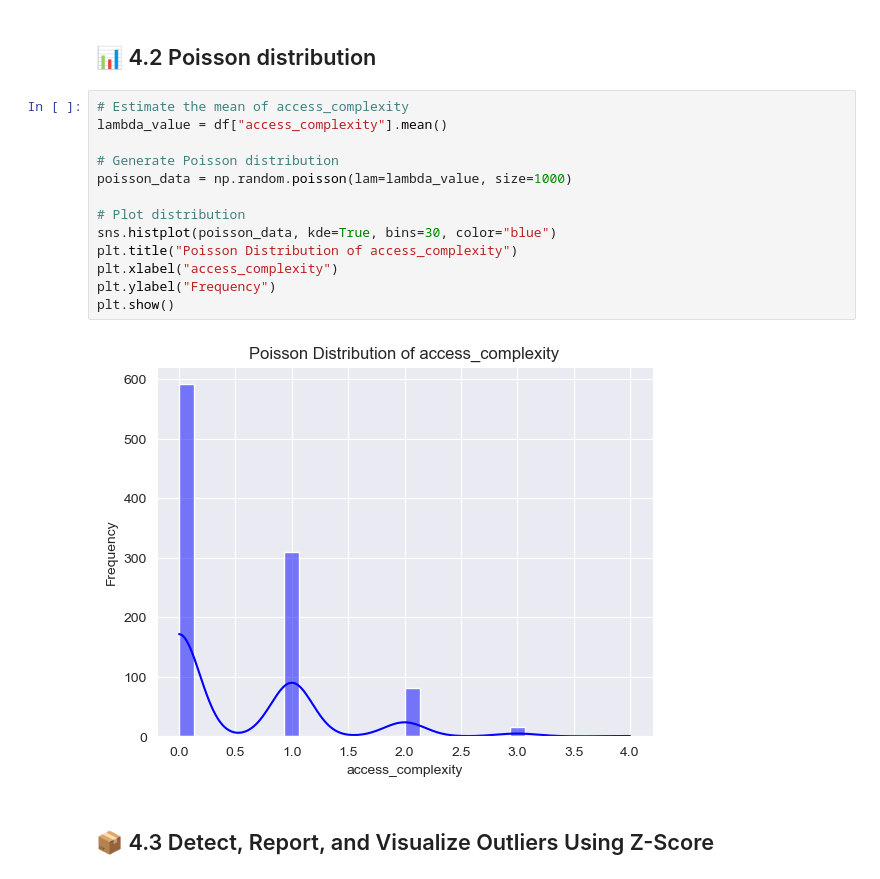
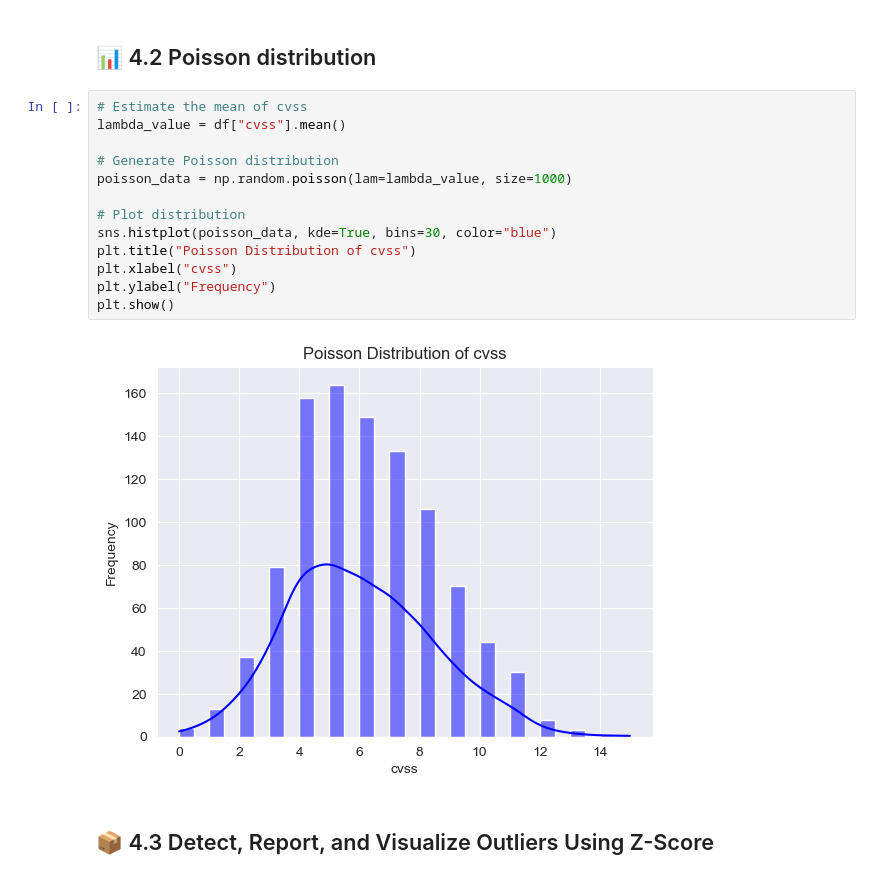
Before and after one commit to 01Qin/DataAnalytics, a Jupyter notebook: mini_project/Common Vulnerability.ipynb, the cells around one changed output. Saved outputs shown, nothing was run; the diff lists cells and outputs as text.

Commit message:
# Generate Poisson distribution

```diff
--- a/mini_project/Common Vulnerability.ipynb
+++ b/mini_project/Common Vulnerability.ipynb
@@ -432,20 +432,20 @@ Standard Deviation for Exposure: 2685.2438
 # %% [markdown]
 ## 📊 4.2 Poisson distribution
 # %%
-# Estimate the mean of access_complexity
-lambda_value = df["access_complexity"].mean()
+# Estimate the mean of cvss
+lambda_value = df["cvss"].mean()
 
 # Generate Poisson distribution
 poisson_data = np.random.poisson(lam=lambda_value, size=1000)
 
 # Plot distribution
 sns.histplot(poisson_data, kde=True, bins=30, color="blue")
-plt.title("Poisson Distribution of access_complexity")
-plt.xlabel("access_complexity")
+plt.title("Poisson Distribution of cvss")
+plt.xlabel("cvss")
 plt.ylabel("Frequency")
 plt.show()
 # %% [output]
-[figure, old version]
+[figure, new version]
 # %% [markdown]
 ## 📦 4.3 Detect, Report, and Visualize Outliers Using Z-Score
 # %%
```
